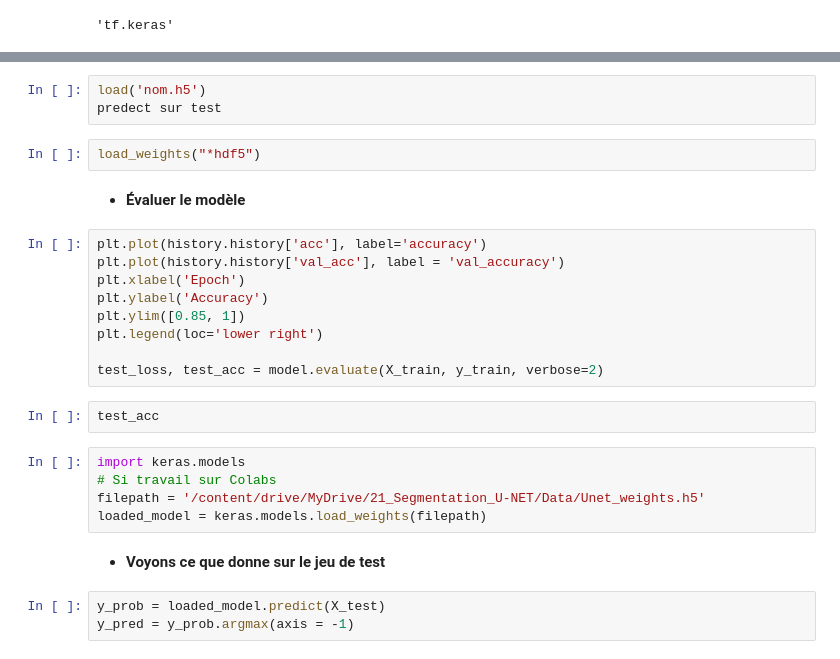
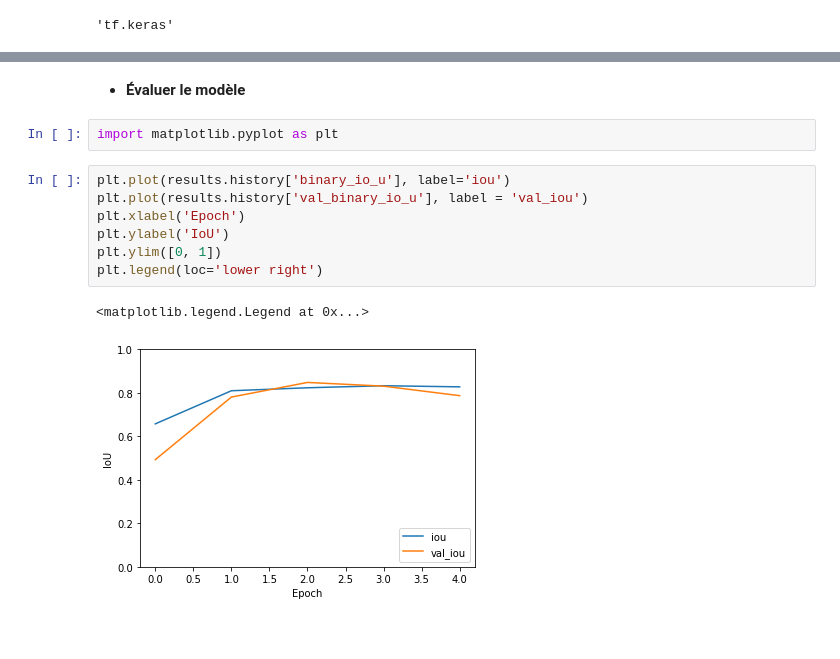
Before and after one commit to MainaLD/21_Segmentation_lesions_pulmonaires, a Jupyter notebook: U-NET_Segmentation_lesions_pulmonaires.ipynb, the cells around one changed output, grey strips where cells are left out. Saved outputs shown, nothing was run; the diff lists cells and outputs as text; blank space fills up the shorter version.

```diff
--- a/U-NET_Segmentation_lesions_pulmonaires.ipynb
+++ b/U-NET_Segmentation_lesions_pulmonaires.ipynb
@@ -276,28 +292,14 @@ Epoch 1/5
-# %%
-load('nom.h5')
-predect sur test
-# %%
-load_weights("*hdf5")
 # %% [markdown]
 *   **Évaluer le modèle**
+# %%
+import matplotlib.pyplot as plt
 # %%
-plt.plot(history.history['acc'], label='accuracy')
-plt.plot(history.history['val_acc'], label = 'val_accuracy')
+plt.plot(results.history['binary_io_u'], label='iou')
+plt.plot(results.history['val_binary_io_u'], label = 'val_iou')
 plt.xlabel('Epoch')
-plt.ylabel('Accuracy')
-plt.ylim([0.85, 1])
+plt.ylabel('IoU')
+plt.ylim([0, 1])
 plt.legend(loc='lower right')
-
-test_loss, test_acc = model.evaluate(X_train, y_train, verbose=2)
+# %% [output]
+<matplotlib.legend.Legend at 0x...>
+[figure, added]
-# %%
-test_acc
-# %%
-import keras.models
-# Si travail sur Colabs
-filepath = '/content/drive/MyDrive/21_Segmentation_U-NET/Data/Unet_weights.h5'
-loaded_model = keras.models.load_weights(filepath)
-# %% [markdown]
-*   **Voyons ce que donne sur le jeu de test**
-# %%
-y_prob = loaded_model.predict(X_test)
-y_pred = y_prob.argmax(axis = -1)
```
Also changed, not shown: parts of 17 cells of this notebook.
